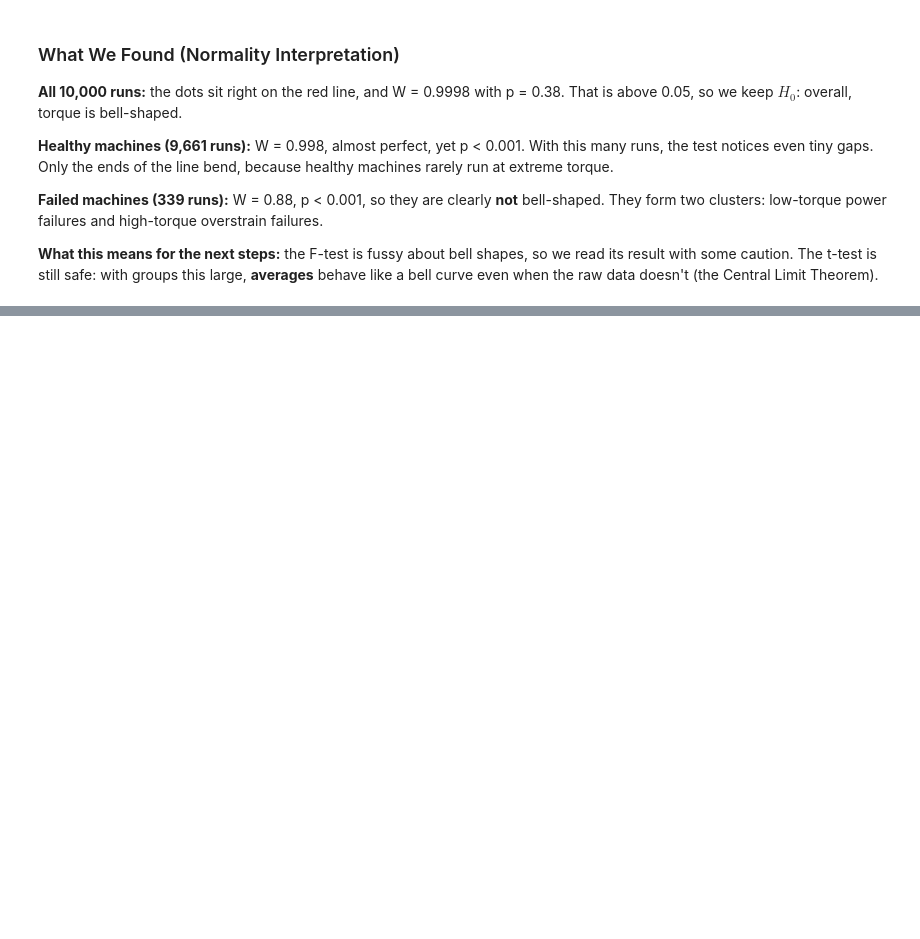
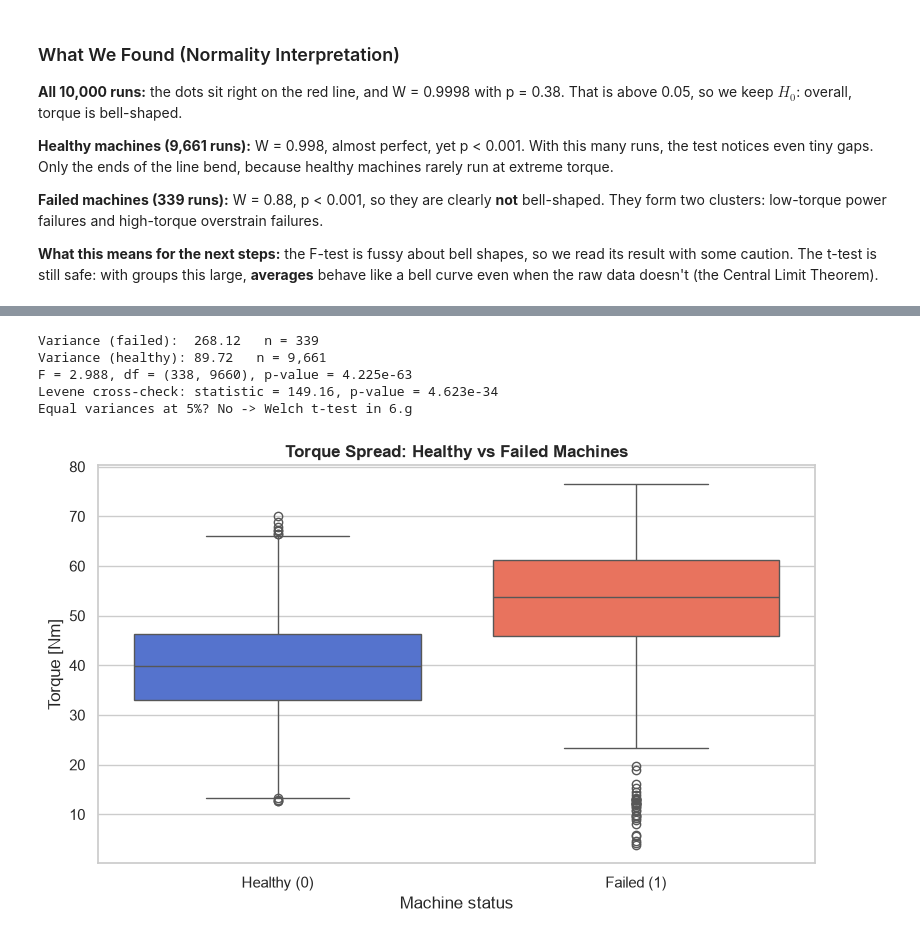
Before and after one commit to DavisenV/Group1-PROG8431-ProblemAnalysis_Workshop_A, a Jupyter notebook: Workshop_A.ipynb, the cells around one changed output, grey strips where cells are left out. Cells and saved outputs as stored; diff of their text form; code cells hidden in the pictures; blank space fills up the shorter version.

```diff
--- a/Workshop_A.ipynb
+++ b/Workshop_A.ipynb
@@ -298,0 +308,42 @@ display(pd.DataFrame(rows))
+# %%
+# Step 6.f: F-test for equality of torque variances (failed vs healthy)
+failed = df_clean.loc[df_clean["machine_failure"] == 1, "torque"]
+healthy = df_clean.loc[df_clean["machine_failure"] == 0, "torque"]
+
+var_failed = failed.var(ddof=1)
+var_healthy = healthy.var(ddof=1)
+dfn, dfd = len(failed) - 1, len(healthy) - 1
+
+# F statistic and two-tailed p-value from the F distribution
+f_stat = var_failed / var_healthy
+p_f = 2 * min(stats.f.cdf(f_stat, dfn, dfd), stats.f.sf(f_stat, dfn, dfd))
+
+# Robust cross-check (does not assume normality)
+lev_stat, p_levene = stats.levene(failed, healthy)
+
+# The F-test result decides which t-test to use in 6.g
+equal_var = p_f >= alpha
+
+print(f"Variance (failed):  {var_failed:.2f}   n = {len(failed):,}")
+print(f"Variance (healthy): {var_healthy:.2f}   n = {len(healthy):,}")
+print(f"F = {f_stat:.3f}, df = ({dfn}, {dfd}), p-value = {p_f:.3e}")
+print(f"Levene cross-check: statistic = {lev_stat:.2f}, p-value = {p_levene:.3e}")
+print(f"Equal variances at {alpha:.0%}? {'Yes' if equal_var else 'No'} -> "
+      f"{'pooled Student' if equal_var else 'Welch'} t-test in 6.g")
+
+status = df_clean["machine_failure"].map({0: "Healthy (0)", 1: "Failed (1)"})
+
+fig, ax = plt.subplots(figsize=(8, 5))
+sns.boxplot(x=status, y=df_clean["torque"], hue=status, palette=["royalblue", "tomato"], legend=False, ax=ax)
+ax.set_title("Torque Spread: Healthy vs Failed Machines", fontweight="bold")
+ax.set_xlabel("Machine status")
+ax.set_ylabel("Torque [Nm]")
+plt.tight_layout()
+plt.show()
+# %% [output]
+Variance (failed):  268.12   n = 339
+Variance (healthy): 89.72   n = 9,661
+F = 2.988, df = (338, 9660), p-value = 4.225e-63
+Levene cross-check: statistic = 149.16, p-value = 4.623e-34
+Equal variances at 5%? No -> Welch t-test in 6.g
+[figure, added]
```
Also changed, not shown: parts of 6 cells of this notebook.
